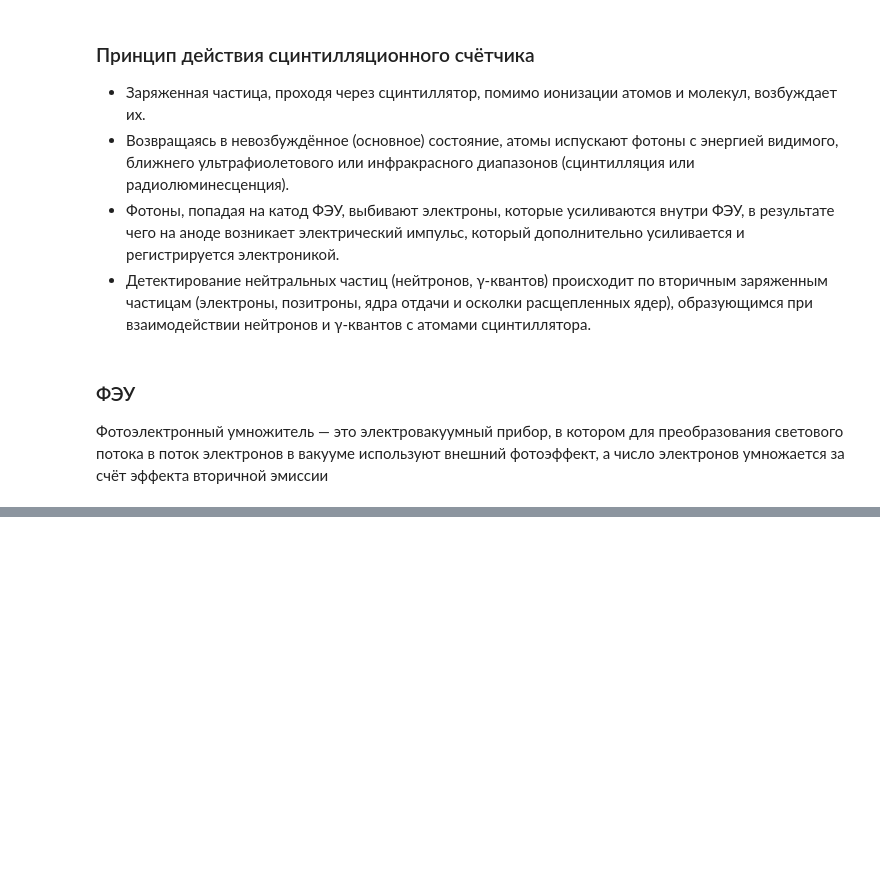
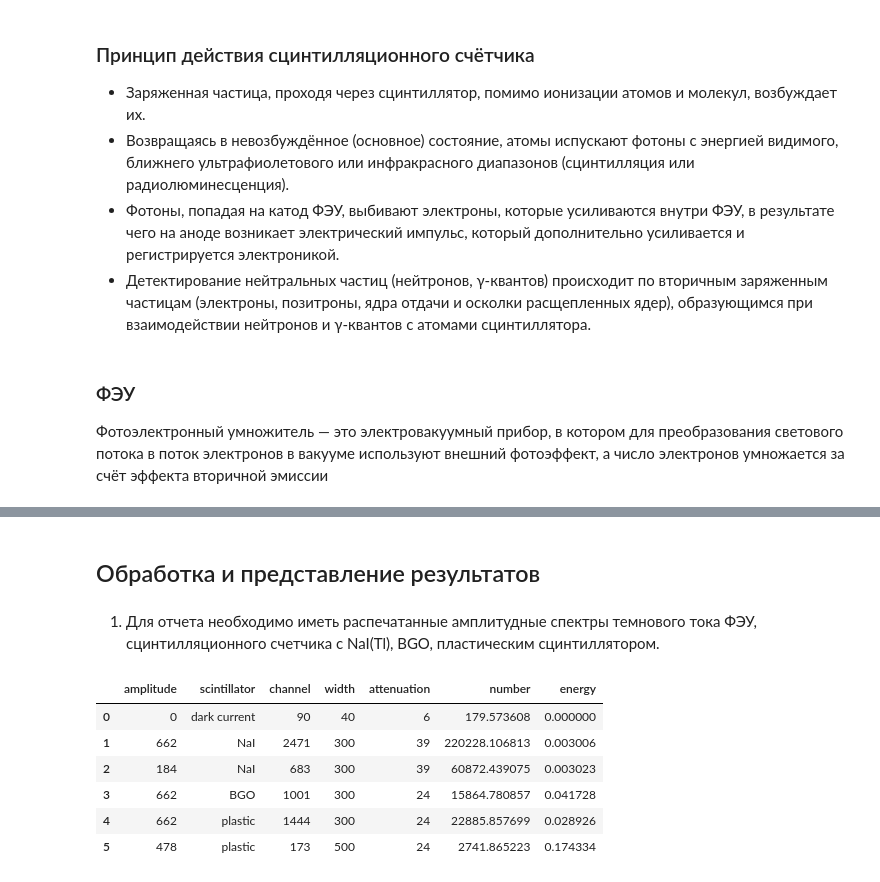
Before and after one commit to fuodorov/nuclab, a Jupyter notebook: lab_2/scintillation_counter.ipynb, the cells around one changed output, grey strips where cells are left out. Saved outputs shown, nothing was run; the diff lists cells and outputs as text; code cells hidden in the pictures; blank space fills up the shorter version.

```diff
--- a/lab_2/scintillation_counter.ipynb
+++ b/lab_2/scintillation_counter.ipynb
@@ -31,0 +193,5 @@
+# %% [markdown]
+## Обработка и представление результатов
+# %% [markdown]
+1. Для отчета необходимо иметь распечатанные амплитудные спектры темнового тока
+ФЭУ, сцинтилляционного счетчика с NaI(Tl), BGO, пластическим сцинтиллятором.
@@ -31,0 +212,10 @@
+# %%
+data_df
+# %% [output]
+|  | amplitude | scintillator | channel | width | attenuation | number | energy |
+| 0 | 0 | dark current | 90 | 40 | 6 | 179.573608 | 0.000000 |
+| 1 | 662 | NaI | 2471 | 300 | 39 | 220228.106813 | 0.003006 |
+| 2 | 184 | NaI | 683 | 300 | 39 | 60872.439075 | 0.003023 |
+| 3 | 662 | BGO | 1001 | 300 | 24 | 15864.780857 | 0.041728 |
+| 4 | 662 | plastic | 1444 | 300 | 24 | 22885.857699 | 0.028926 |
+| 5 | 478 | plastic | 173 | 500 | 24 | 2741.865223 | 0.174334 |
```
Also changed, not shown: parts of 38 cells of this notebook, 11 other files.
